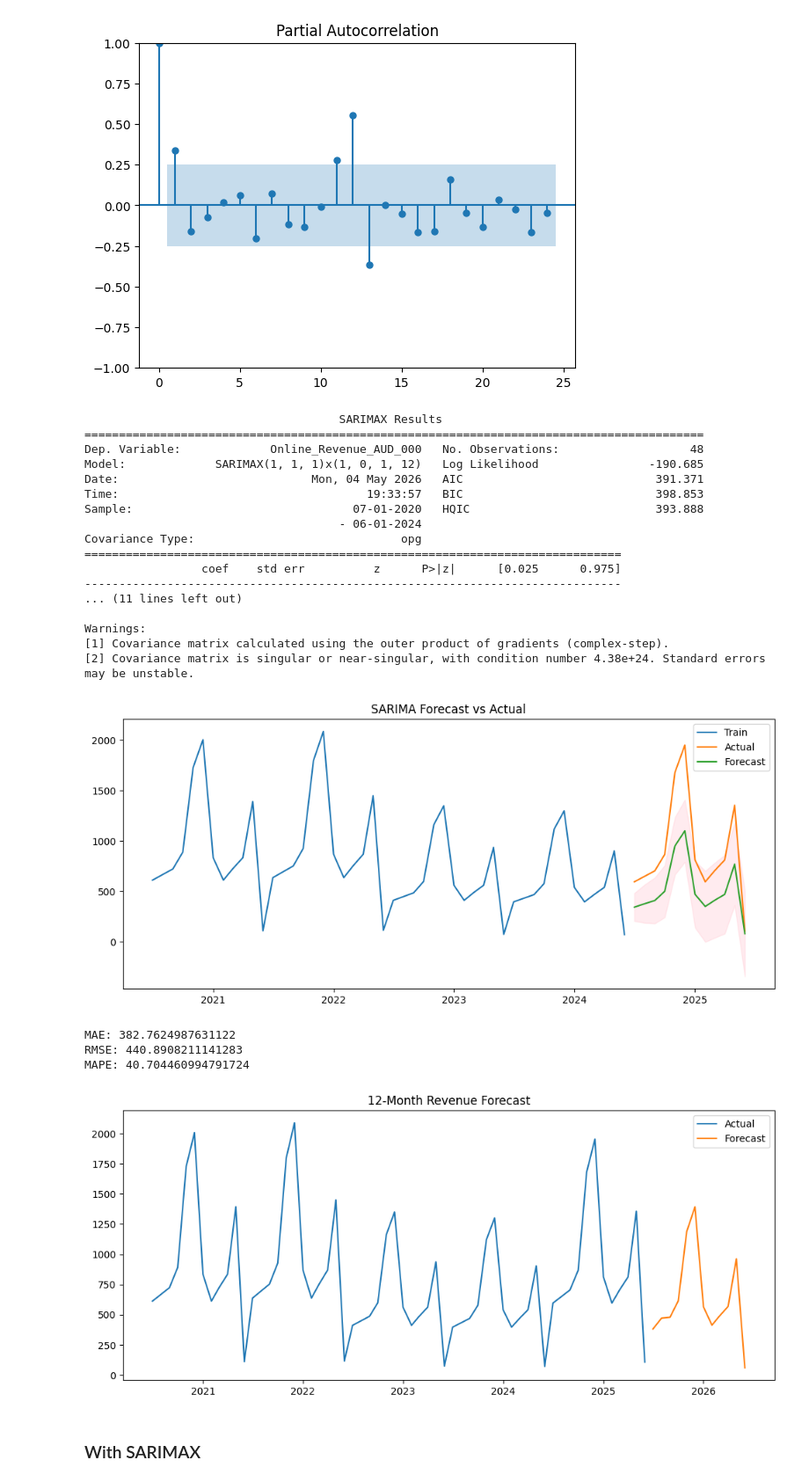
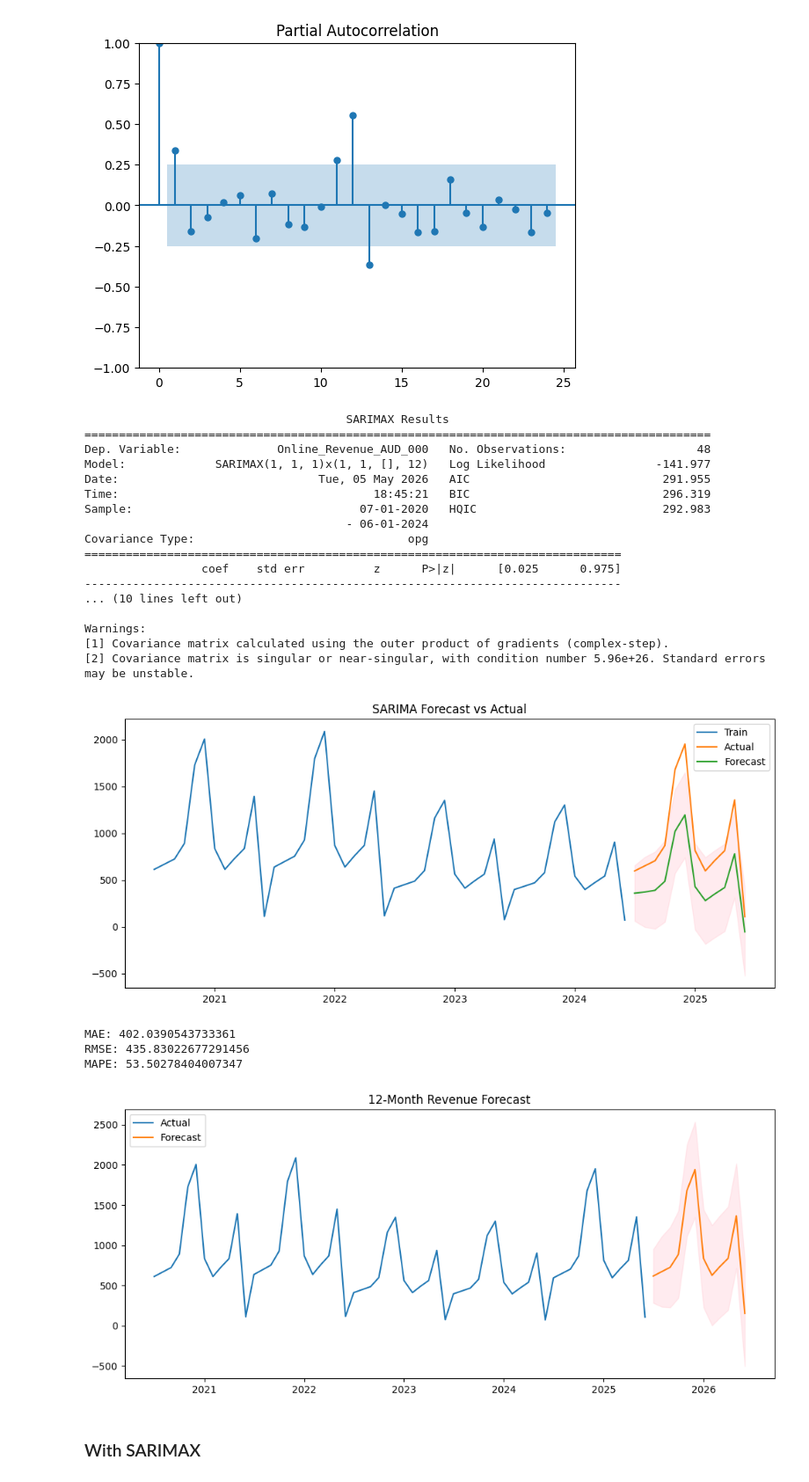
Before and after one commit to Mahir-Uddin0/OuterRim-revenue-forecasting-project, a Jupyter notebook: forecasting.ipynb, the cells around one changed output. Shown at 88% size. Cells and saved outputs as stored; diff of their text form; code cells hidden in the pictures.

```diff
--- a/forecasting.ipynb
+++ b/forecasting.ipynb
@@ -254,4 +392,0 @@ if "Month_Start" in df:
-# %%
-df = df.sort_index()
-df_rev = df["Revenue_AUD_000"]
-df_rev.head()
@@ -710,7 +778,7 @@ plt.show()
 [figure]
 # %%
 p_online, d_online, q_online = 1, 1, 1
-P_online, D_online, Q_online, s_online = 1, 0, 1, 12
+P_online, D_online, Q_online, s_online = 1, 1, 0, 12
 # %%
 train_online = df_online.iloc[:48]
 test_online = df_online.iloc[48:]
@@ -725,23 +793,23 @@ result_online = model_online.fit()
 
 print(result_online.summary())
 # %% [output]
-                                     SARIMAX Results
-==========================================================================================
-Dep. Variable:             Online_Revenue_AUD_000   No. Observations:                   48
-Model:             SARIMAX(1, 1, 1)x(1, 0, 1, 12)   Log Likelihood                -190.685
-Date:                            Mon, 04 May 2026   AIC                            391.371
-Time:                                    19:33:57   BIC                            398.853
-Sample:                                07-01-2020   HQIC                           393.888
-                                     - 06-01-2024
-Covariance Type:                              opg
+                                      SARIMAX Results
+===========================================================================================
+Dep. Variable:              Online_Revenue_AUD_000   No. Observations:                   48
+Model:             SARIMAX(1, 1, 1)x(1, 1, [], 12)   Log Likelihood                -141.977
+Date:                             Tue, 05 May 2026   AIC                            291.955
+Time:                                     18:45:21   BIC                            296.319
+Sample:                                 07-01-2020   HQIC                           292.983
+                                      - 06-01-2024
+Covariance Type:                               opg
 ==============================================================================
                  coef    std err          z      P>|z|      [0.025      0.975]
 ------------------------------------------------------------------------------
-... (11 lines left out)
+... (10 lines left out)
 
 Warnings:
 [1] Covariance matrix calculated using the outer product of gradients (complex-step).
-[2] Covariance matrix is singular or near-singular, with condition number 4.38e+24. Standard errors may be unstable.
+[2] Covariance matrix is singular or near-singular, with condition number 5.96e+26. Standard errors may be unstable.
 # %%
 forecast_online = result_online.get_forecast(steps=len(test_online))
 
@@ -763,7 +831,7 @@ plt.legend()
 plt.title("SARIMA Forecast vs Actual")
 plt.show()
 # %% [output]
-[figure, old version]
+[figure, new version]
 # %%
 mae_online = mean_absolute_error(test_online, forecast_mean_online)
 rmse_online = np.sqrt(mean_squared_error(test_online, forecast_mean_online))
@@ -774,9 +842,9 @@ print("MAE:", mae_online)
 print("RMSE:", rmse_online)
 print("MAPE:", mape_online)
 # %% [output]
-MAE: 382.7624987631122
-RMSE: 440.8908211141283
-MAPE: 40.704460994791724
+MAE: 402.0390543733361
+RMSE: 435.83022677291456
+MAPE: 53.50278404007347
 # %%
 final_model_online = SARIMAX(df_online,
                       order=(p_online,q_online,d_online),
@@ -793,19 +861,19 @@ future_conf_online = future_forecast_online.conf_int()
 # %%
 plt.figure(figsize=(12,5))
 
 plt.plot(df.index, df['Online_Revenue_AUD_000'], label='Actual')
 plt.plot(future_mean_online.index, future_mean_online, label='Forecast')
 
-# plt.fill_between(future_mean_online.index,
-#                  future_conf_online.iloc[:,0],
-#                  future_conf_online.iloc[:,1],
-#                  color='pink', alpha=0.3)
+plt.fill_between(future_mean_online.index,
+                 future_conf_online.iloc[:,0],
+                 future_conf_online.iloc[:,1],
+                 color='pink', alpha=0.3)
 
 plt.legend()
 plt.title("12-Month Revenue Forecast")
 plt.show()
 # %% [output]
-[figure, old version]
+[figure, new version]
 # %% [markdown]
 ### With SARIMAX
 # %%
```
Also changed, not shown: parts of 59 cells of this notebook.
